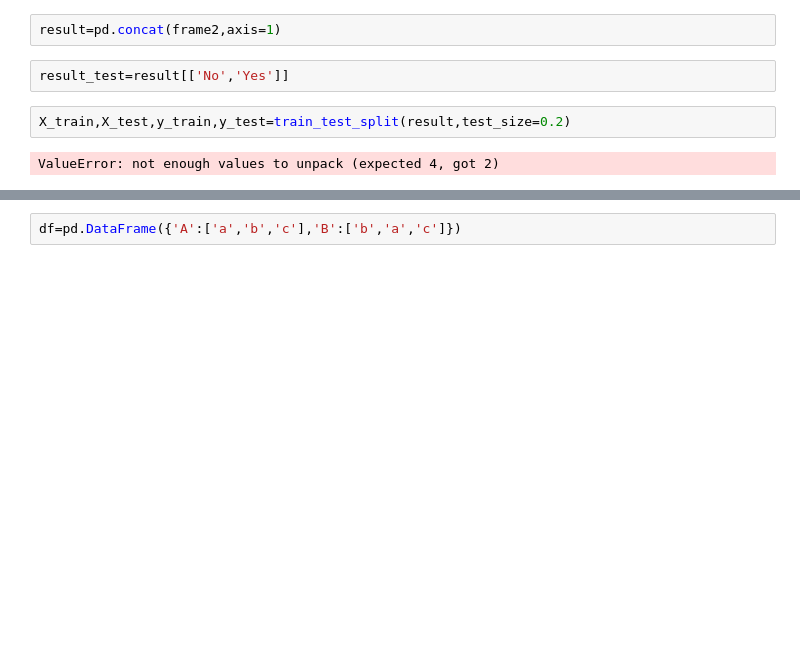
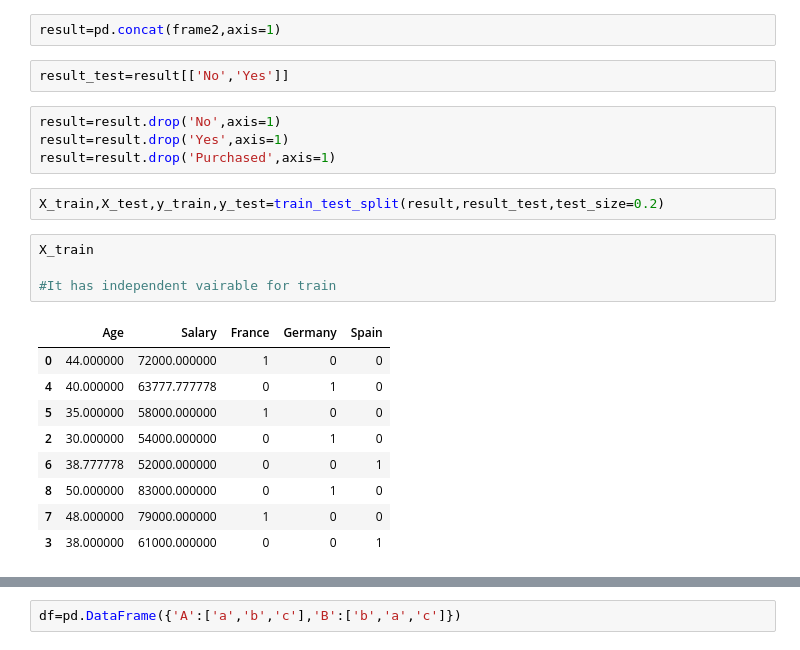
Before and after one commit to innovator-arjun/DataScience-Learning, a Jupyter notebook: Data_Preprocessing/Data Preprocessing.ipynb, the cells around one changed output, grey strips where cells are left out. Saved outputs shown, nothing was run; the diff lists cells and outputs as text; blank space fills up the shorter version.

```diff
--- a/Data_Preprocessing/Data Preprocessing.ipynb
+++ b/Data_Preprocessing/Data Preprocessing.ipynb
@@ -190,7 +190,23 @@ frame2
 result=pd.concat(frame2,axis=1)
 # %%
 result_test=result[['No','Yes']]
+# %%
+result=result.drop('No',axis=1)
+result=result.drop('Yes',axis=1)
+result=result.drop('Purchased',axis=1)
 # %%
-X_train,X_test,y_train,y_test=train_test_split(result,test_size=0.2)
+X_train,X_test,y_train,y_test=train_test_split(result,result_test,test_size=0.2)
-# %% [output]
-ValueError: not enough values to unpack (expected 4, got 2)
+# %%
+X_train
+
+#It has independent vairable for train
+# %% [output]
+|  | Age | Salary | France | Germany | Spain |
+| 0 | 44.000000 | 72000.000000 | 1 | 0 | 0 |
+| 4 | 40.000000 | 63777.777778 | 0 | 1 | 0 |
+| 5 | 35.000000 | 58000.000000 | 1 | 0 | 0 |
+| 2 | 30.000000 | 54000.000000 | 0 | 1 | 0 |
+| 6 | 38.777778 | 52000.000000 | 0 | 0 | 1 |
+| 8 | 50.000000 | 83000.000000 | 0 | 1 | 0 |
+| 7 | 48.000000 | 79000.000000 | 1 | 0 | 0 |
+| 3 | 38.000000 | 61000.000000 | 0 | 0 | 1 |
```
Also changed, not shown: parts of 4 cells of this notebook, 1 other file.
